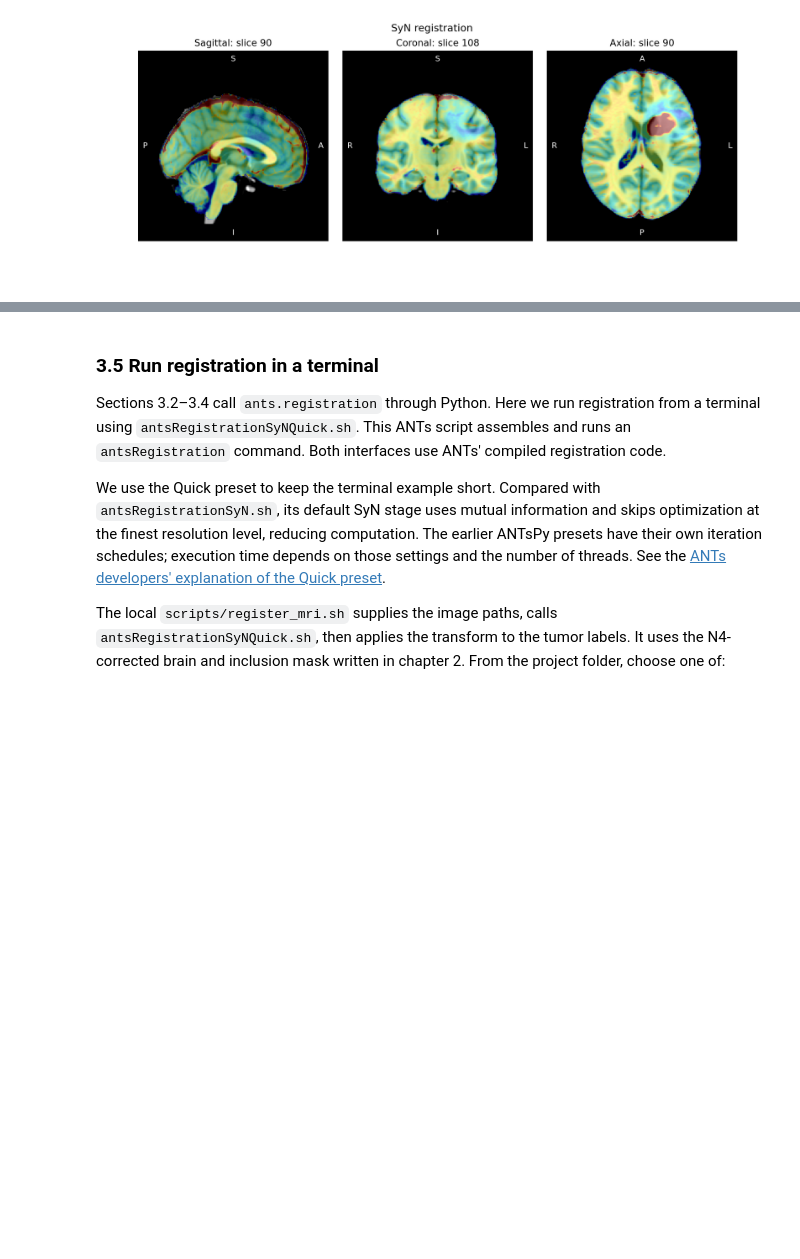
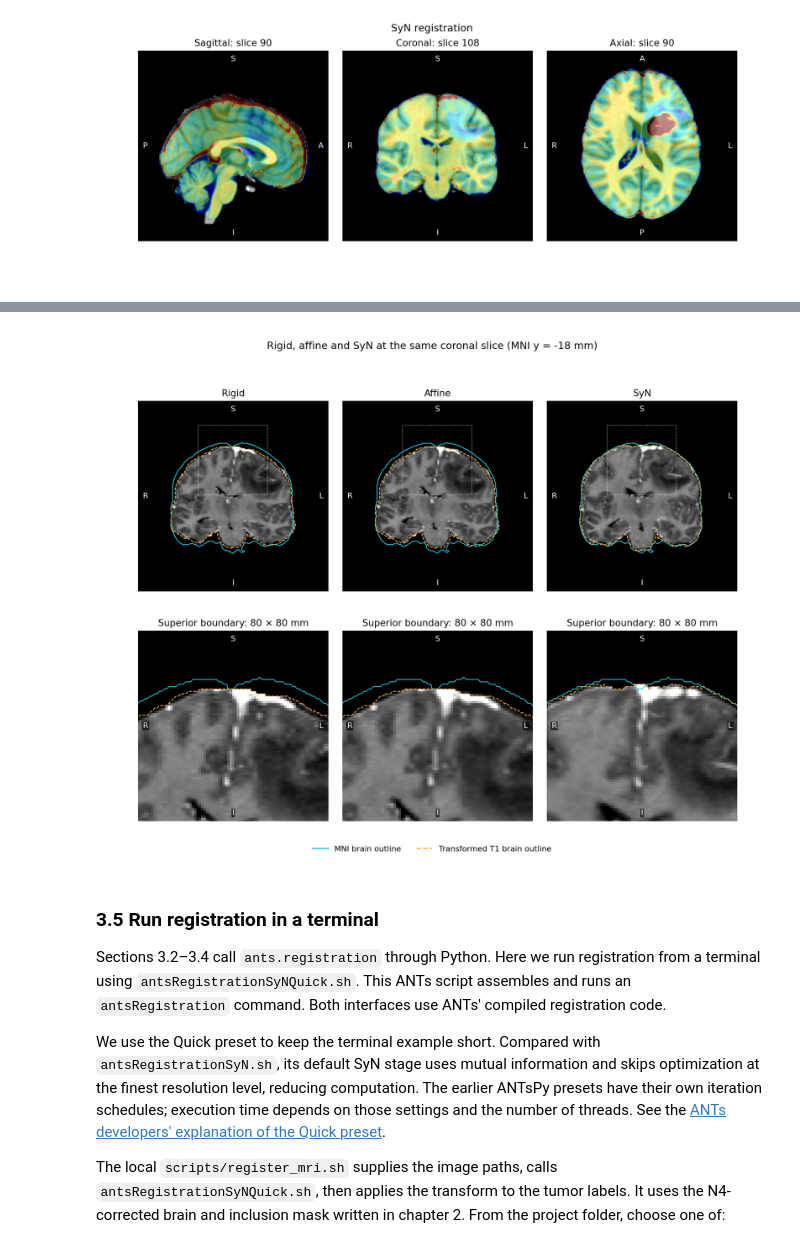
Before and after one commit to LucSam/ants-registration-tutorial, a Jupyter notebook: ants_registration_tutorial.ipynb, the cells around one changed output, grey strips where cells are left out. Saved outputs shown, nothing was run; the diff lists cells and outputs as text; code cells hidden in the pictures; blank space fills up the shorter version.

Commit message:
Compare registration models at the same coronal slice

```diff
--- a/ants_registration_tutorial.ipynb
+++ b/ants_registration_tutorial.ipynb
@@ -319,3 +337,20 @@ show_registration(mni_path, mri_dir / 'T1toMNI_SyN.nii.gz',
+# %%
+model_results = {'Rigid': rigid_result, 'Affine': affine_result, 'SyN': syn_result}
+model_images = {method: mri_dir / f'T1toMNI_{method}.nii.gz' for method in model_results}
+model_masks = {}
+for method, result in model_results.items():
+    warped_mask = ants.apply_transforms(
+        fixed=mni_image, moving=t1_brain_mask,
+        transformlist=result['fwdtransforms'], interpolator='nearestNeighbor',
+    )
+    model_masks[method] = mri_dir / f'T1toMNI_{method}_brain_mask.nii.gz'
+    ants.image_write(warped_mask, str(model_masks[method]))
+
+show_model_comparison(mni_path, model_images, model_masks,
+                      qc_dir / 'registration_models_comparison.png',
+                      intensity_reference_path=mri_dir / 't1_brain.nii.gz')
+# %% [output]
+[figure, added]
 # %% [markdown]
 <a id="synquick"></a>
 ### 3.5 Run registration in a terminal
```
Also changed, not shown: parts of 3 cells of this notebook, 2 other files.
